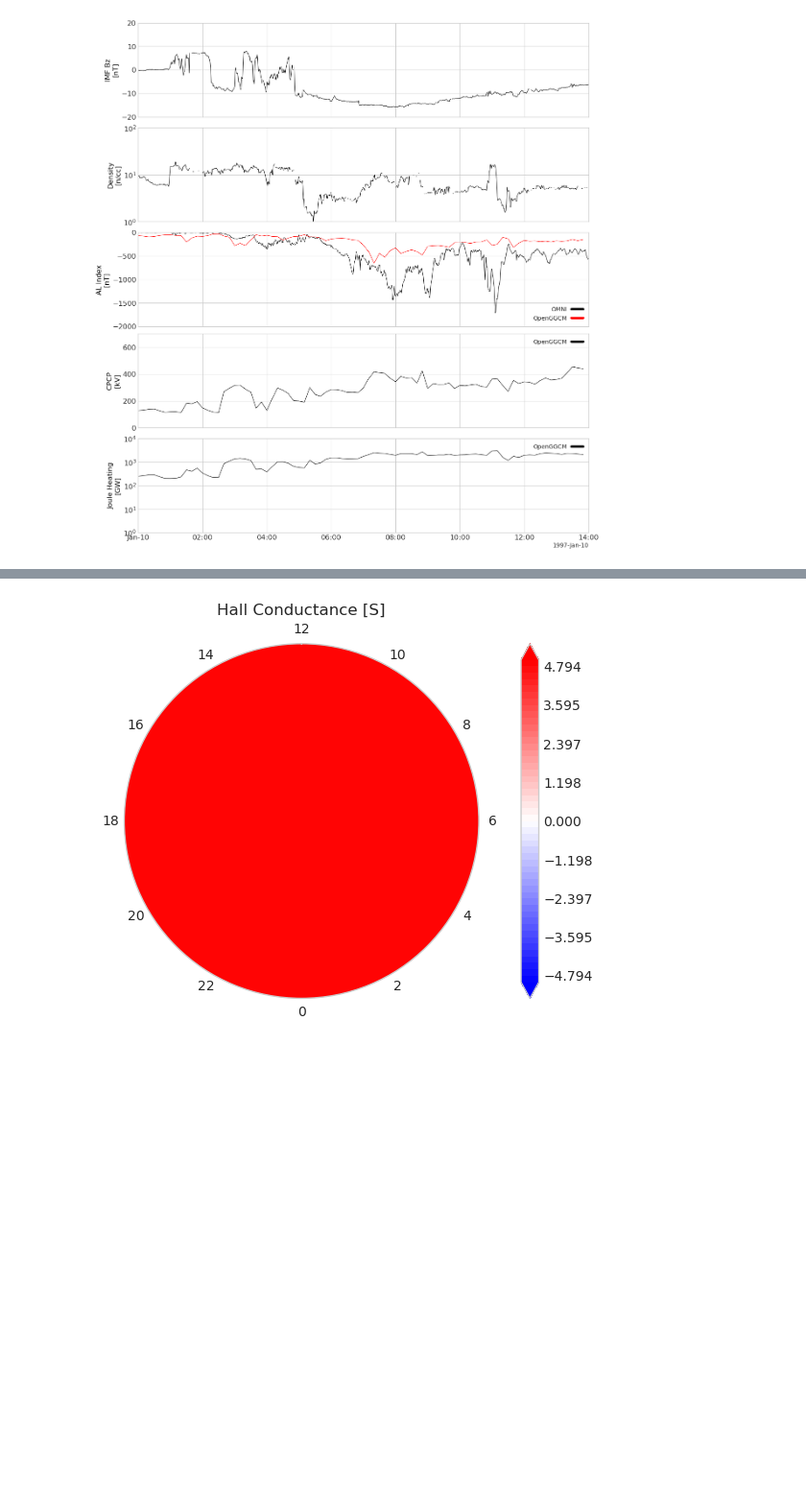
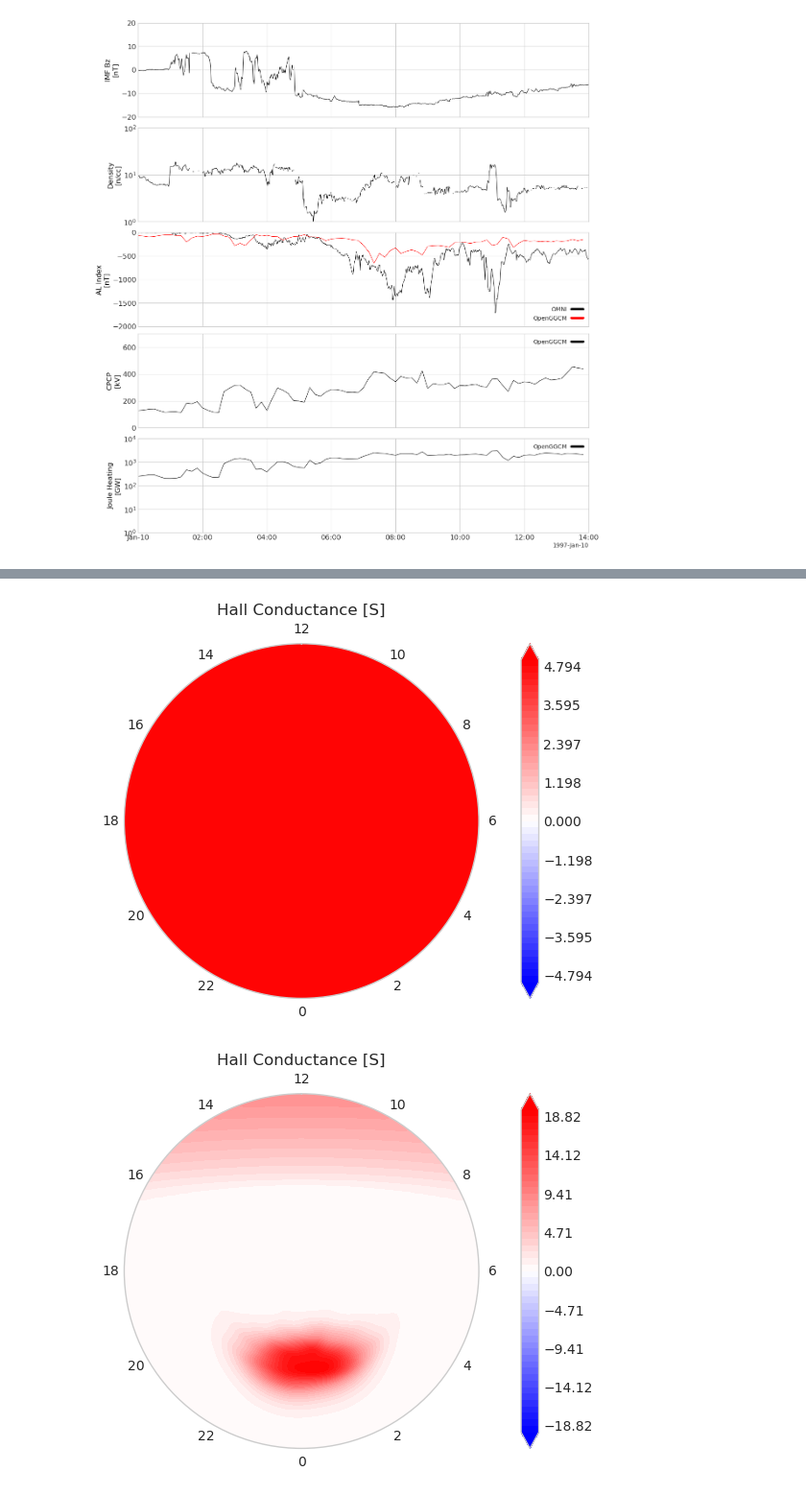
Before and after one commit to choongminum/storm199701, a Jupyter notebook: runs/251118_1330_c030_AZ/plots/geo_data_251118_1330_c030_AZ.ipynb, the cells around one changed output, grey strips where cells are left out. Shown at 96% size. Saved outputs shown, nothing was run; the diff lists cells and outputs as text; code cells hidden in the pictures; blank space fills up the shorter version.

```diff
--- a/runs/251118_1330_c030_AZ/plots/geo_data_251118_1330_c030_AZ.ipynb
+++ b/runs/251118_1330_c030_AZ/plots/geo_data_251118_1330_c030_AZ.ipynb
@@ -267,5 +270,6 @@ for i in range(1, time_max, 160):
 # %%
-for i in range(1, time_max, 160):
+for i in range(1, time_max, 40):
     iof.isel(time=i).sigh.ggcm.plot()
 # %% [output]
 [figure]
+[figure, added]
```
Also changed, not shown: parts of 7 cells of this notebook, 5 other files.
